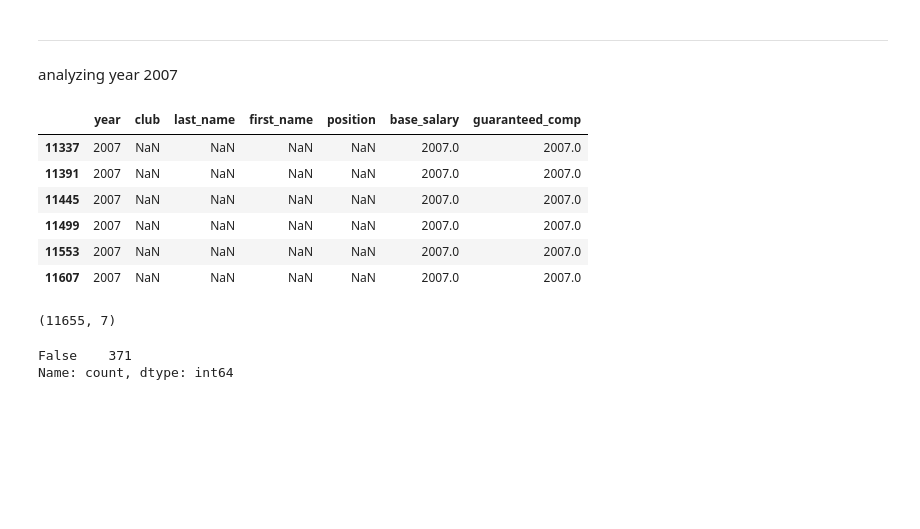
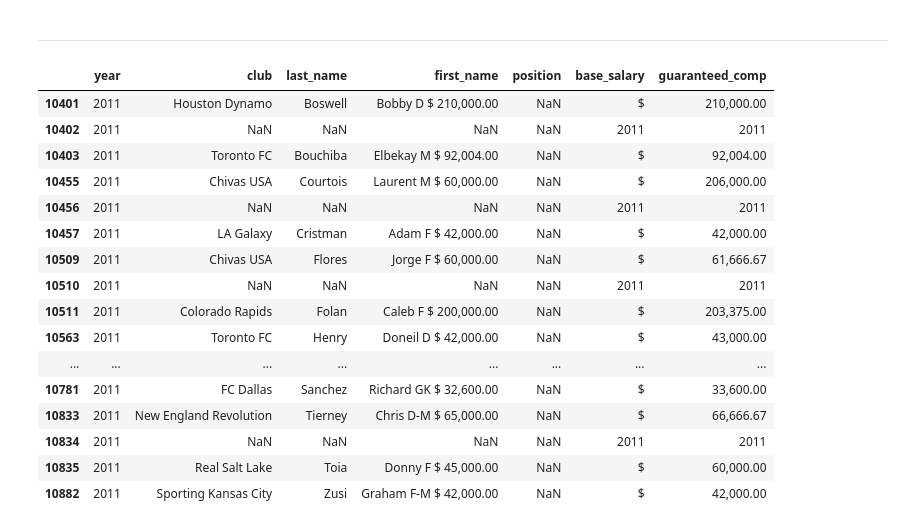
Before and after one commit to mikodusami/analytics-engine-mls, a Jupyter notebook: analytics/salary-analyzer.ipynb, the cells around one changed output. Saved outputs shown, nothing was run; the diff lists cells and outputs as text; code cells hidden in the pictures; blank space fills up the shorter version.

```diff
--- a/analytics/salary-analyzer.ipynb
+++ b/analytics/salary-analyzer.ipynb
@@ -181,2 +200,0 @@ KeyError: 2019
-# %% [markdown]
-analyzing year 2007
@@ -185,10 +201,20 @@ year_analyzing = 2007
 # %%
-years_split_dict[2007] # okay at first glance, these positions in 2007 are empty and their base salary and guranteed comp is the same year as well so I believr we can safely cut this after verification
+years_split_dict[2011] # okay at first glance, these positions in 2007 are empty and their base salary and guranteed comp is the same year as well so I believr we can safely cut this after verification
 # %% [output]
 |  | year | club | last_name | first_name | position | base_salary | guaranteed_comp |
-| 11337 | 2007 | NaN | NaN | NaN | NaN | 2007.0 | 2007.0 |
-| 11391 | 2007 | NaN | NaN | NaN | NaN | 2007.0 | 2007.0 |
-| 11445 | 2007 | NaN | NaN | NaN | NaN | 2007.0 | 2007.0 |
-| 11499 | 2007 | NaN | NaN | NaN | NaN | 2007.0 | 2007.0 |
-| 11553 | 2007 | NaN | NaN | NaN | NaN | 2007.0 | 2007.0 |
-| 11607 | 2007 | NaN | NaN | NaN | NaN | 2007.0 | 2007.0 |
+| 10401 | 2011 | Houston Dynamo | Boswell | Bobby D $ 210,000.00 | NaN | $ | 210,000.00 |
+| 10402 | 2011 | NaN | NaN | NaN | NaN | 2011 | 2011 |
+| 10403 | 2011 | Toronto FC | Bouchiba | Elbekay M $ 92,004.00 | NaN | $ | 92,004.00 |
+| 10455 | 2011 | Chivas USA | Courtois | Laurent M $ 60,000.00 | NaN | $ | 206,000.00 |
+| 10456 | 2011 | NaN | NaN | NaN | NaN | 2011 | 2011 |
+| 10457 | 2011 | LA Galaxy | Cristman | Adam F $ 42,000.00 | NaN | $ | 42,000.00 |
+| 10509 | 2011 | Chivas USA | Flores | Jorge F $ 60,000.00 | NaN | $ | 61,666.67 |
+| 10510 | 2011 | NaN | NaN | NaN | NaN | 2011 | 2011 |
+| 10511 | 2011 | Colorado Rapids | Folan | Caleb F $ 200,000.00 | NaN | $ | 203,375.00 |
+| 10563 | 2011 | Toronto FC | Henry | Doneil D $ 42,000.00 | NaN | $ | 43,000.00 |
+| ... | ... | ... | ... | ... | ... | ... | ... |
+| 10781 | 2011 | FC Dallas | Sanchez | Richard GK $ 32,600.00 | NaN | $ | 33,600.00 |
+| 10833 | 2011 | New England Revolution | Tierney | Chris D-M $ 65,000.00 | NaN | $ | 66,666.67 |
+| 10834 | 2011 | NaN | NaN | NaN | NaN | 2011 | 2011 |
+| 10835 | 2011 | Real Salt Lake | Toia | Donny F $ 45,000.00 | NaN | $ | 60,000.00 |
+| 10882 | 2011 | Sporting Kansas City | Zusi | Graham F-M $ 42,000.00 | NaN | $ | 42,000.00 |
@@ -197,10 +220,0 @@ dropped_07_vals = df.drop(index=years_split_dict[year_analyzing].index)
-# %%
-dropped_07_vals.shape
-# %% [output]
-(11655, 7)
-# %%
-# verification
-dropped_07_vals.loc[dropped_07_vals['year'] == year_analyzing].isna().any(axis=1).value_counts()
-# %% [output]
-False    371
-Name: count, dtype: int64
```
Also changed, not shown: parts of 18 cells of this notebook.
